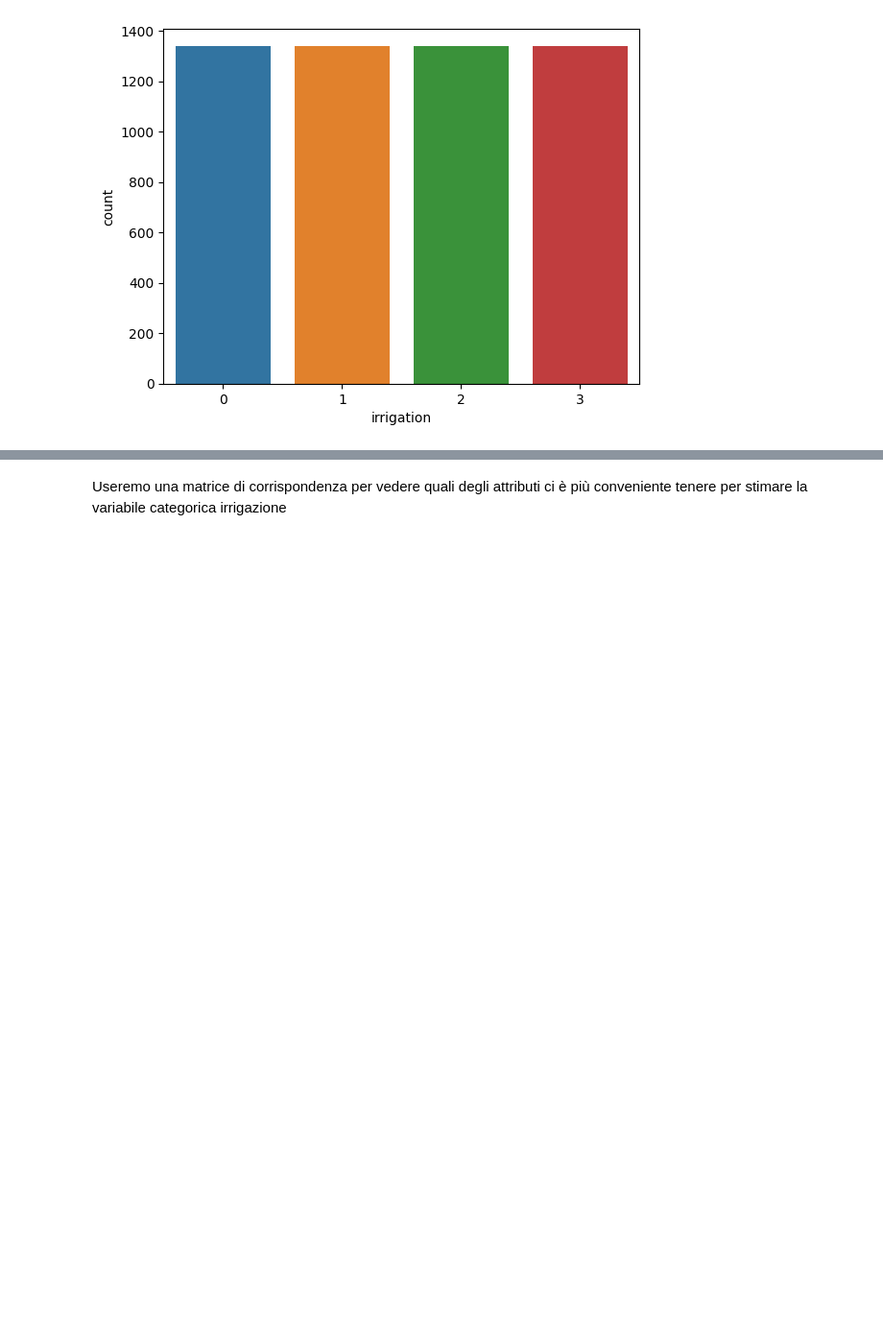
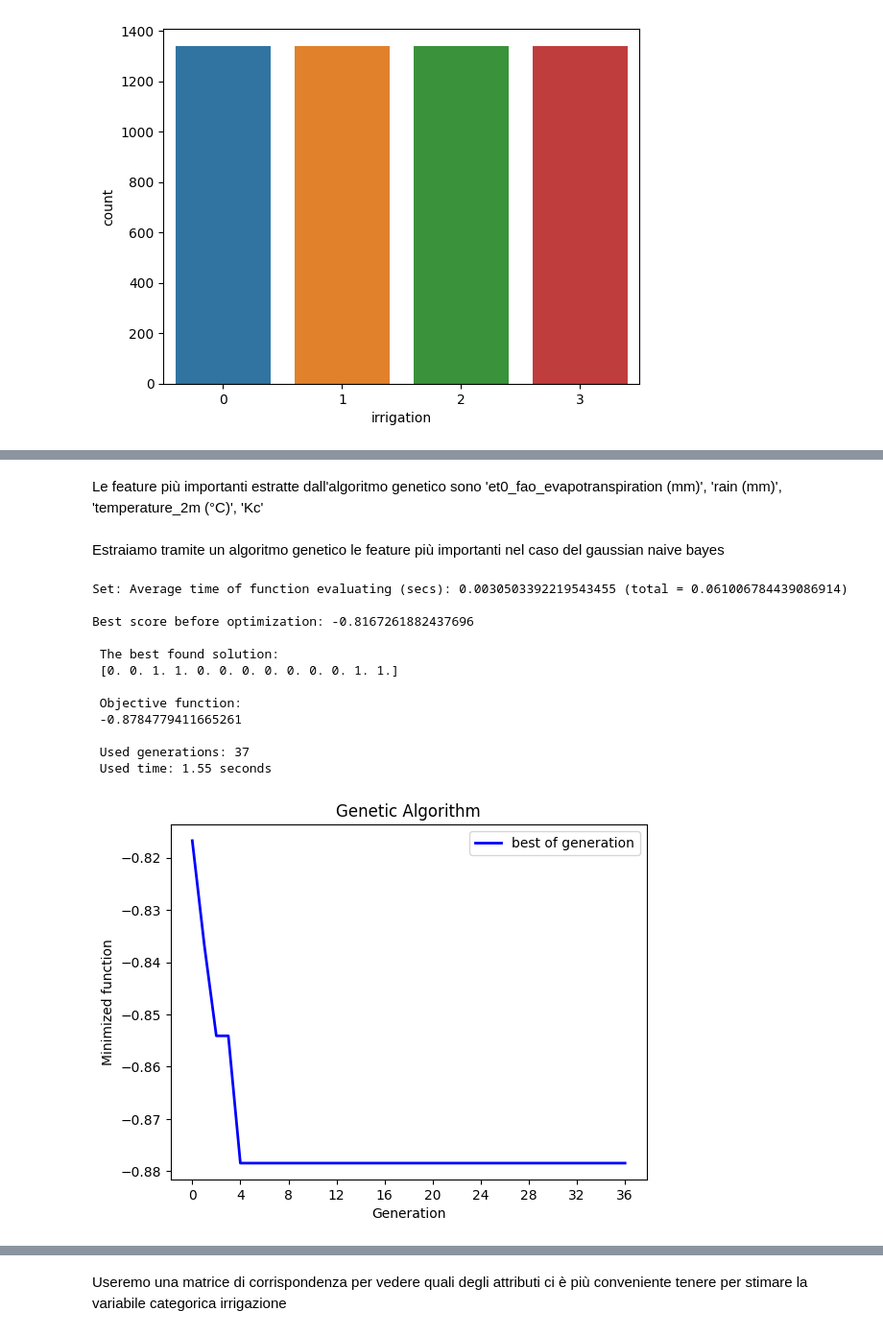
Before and after one commit to benedettoscala/EnIA-FIA, a Jupyter notebook: Pipeline/EnIANotebook.ipynb, the cells around one changed output, grey strips where cells are left out. Shown at 96% size. Saved outputs shown, nothing was run; the diff lists cells and outputs as text; code cells hidden in the pictures; blank space fills up the shorter version.

```diff
--- a/Pipeline/EnIANotebook.ipynb
+++ b/Pipeline/EnIANotebook.ipynb
@@ -195,0 +356,23 @@ Feature Selection
+# %% [markdown]
+Le feature più importanti estratte dall'algoritmo genetico sono 'et0_fao_evapotranspiration (mm)', 'rain (mm)', 'temperature_2m (°C)', 'Kc'
+# %% [markdown]
+Estraiamo tramite un algoritmo genetico le feature più importanti nel caso del gaussian naive bayes
+# %%
+genetico = ga(function=fitness_gaussian, dimension=13, variable_type="int", variable_boundaries=vincoli, algorithm_parameters=alg_param)
+genetico.run()
+best_solution_gaussian = get_best_solution(genetico)
+print(get_best_solution(genetico))
+# %% [output]
+Set: Average time of function evaluating (secs): 0.0030503392219543455 (total = 0.061006784439086914)
+
+Best score before optimization: -0.8167261882437696
+
+ The best found solution:
+ [0. 0. 1. 1. 0. 0. 0. 0. 0. 0. 0. 1. 1.]
+
+ Objective function:
+ -0.8784779411665261
+
+ Used generations: 37
+ Used time: 1.55 seconds
+[figure, added]
```
Also changed, not shown: parts of 20 cells of this notebook.
